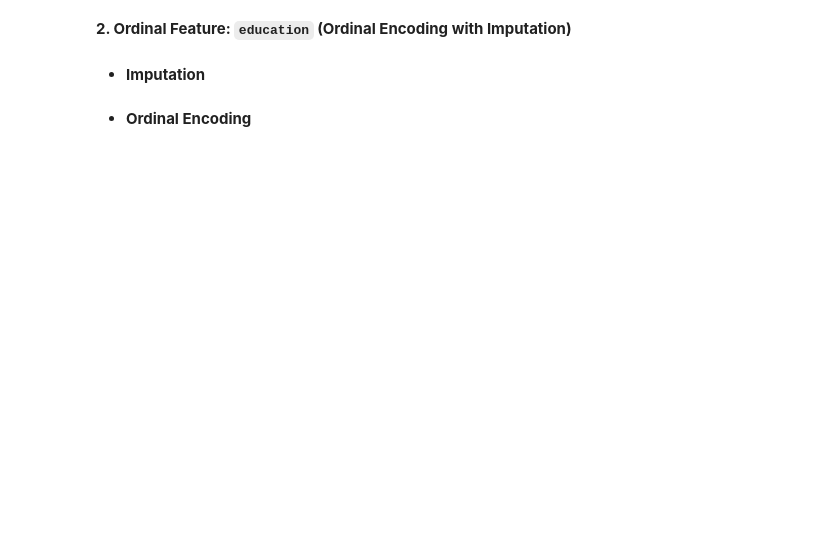
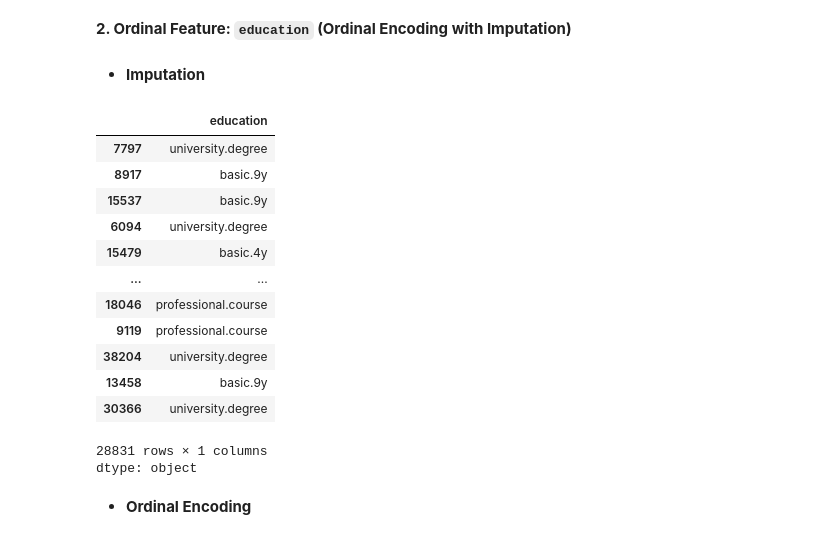
Before and after one commit to AthithepSuksupsri/229352_Stat-learning-for-data-sci, a Jupyter notebook: Lab02_Data_Preprocessing.ipynb, the cells around one changed output. Saved outputs shown, nothing was run; the diff lists cells and outputs as text; code cells hidden in the pictures; blank space fills up the shorter version.

```diff
--- a/Lab02_Data_Preprocessing.ipynb
+++ b/Lab02_Data_Preprocessing.ipynb
@@ -108,3 +213,27 @@ X_test_imputed_ord_demo = # Write your code here
+# %%
+ord_col_demo = ['education']
+
+imputer_ord = SimpleImputer(strategy='most_frequent')
+
+X_train[ord_col_demo] = imputer_ord.fit_transform(X_train[ord_col_demo])
+X_test[ord_col_demo] = imputer_ord.transform(X_test[ord_col_demo])
+
+X_train['education']
+# %% [output]
+|  | education |
+| 7797 | university.degree |
+| 8917 | basic.9y |
+| 15537 | basic.9y |
+| 6094 | university.degree |
+| 15479 | basic.4y |
+| ... | ... |
+| 18046 | professional.course |
+| 9119 | professional.course |
+| 38204 | university.degree |
+| 13458 | basic.9y |
+| 30366 | university.degree |
+28831 rows × 1 columns
+dtype: object
 # %% [markdown]
 - **Ordinal Encoding**
 # %%
```
Also changed, not shown: parts of 16 cells of this notebook.
